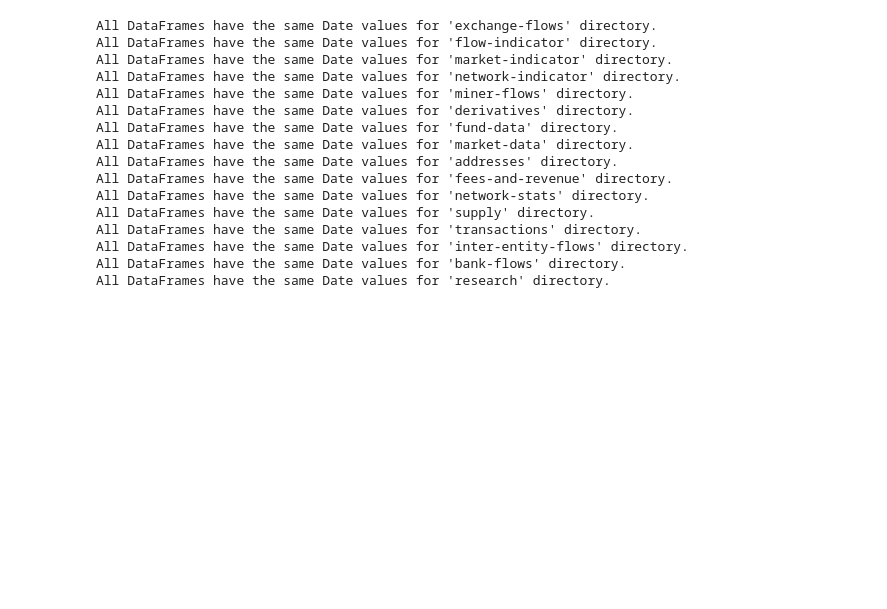
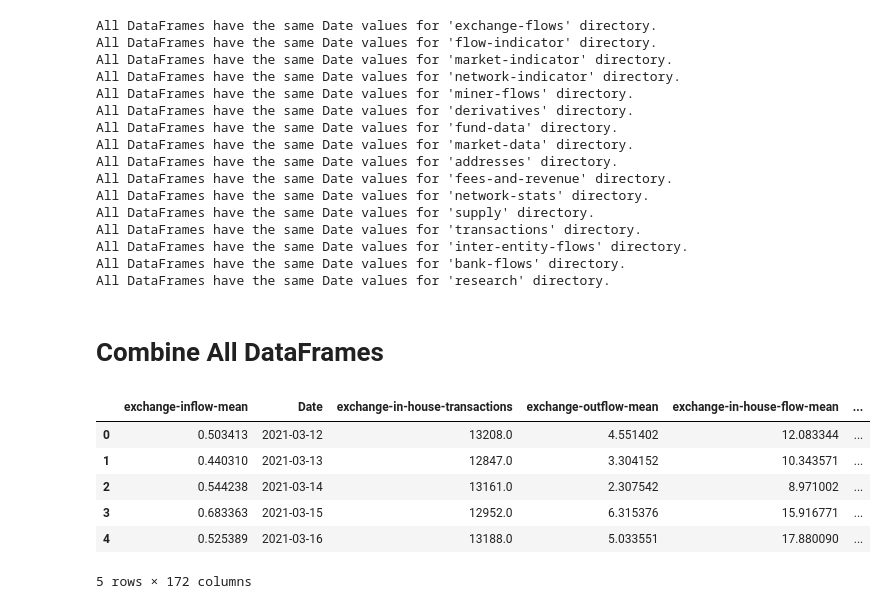
Before and after one commit to afsharino/Undergraduate-Capstone-Project, a Jupyter notebook: src/main.ipynb, the cells around one changed output. Saved outputs shown, nothing was run; the diff lists cells and outputs as text; code cells hidden in the pictures; blank space fills up the shorter version.

```diff
--- a/src/main.ipynb
+++ b/src/main.ipynb
@@ -667,3 +667,36 @@ All DataFrames have the same Date values for 'transactions' directory.
 All DataFrames have the same Date values for 'inter-entity-flows' directory.
 All DataFrames have the same Date values for 'bank-flows' directory.
 All DataFrames have the same Date values for 'research' directory.
+# %% [markdown]
+# Combine All DataFrames
+# %%
+list_of_all_dataframes = [
+    exchange_flows_dataframe,
+    flow_indicator_dataframe,
+    market_indicator_dataframe,
+    network_indicator_dataframe,
+    miner_flows_dataframe,
+    derivatives_dataframe,
+    fund_data_dataframe,
+    market_data_dataframe,
+    addresses_dataframe,
+    fees_and_revenue_dataframe,
+    network_stats_dataframe,
+    supply_dataframe,
+    transactions_dataframe,
+    inter_entity_flows_dataframe,
+    bank_flows_dataframe,
+    research_dataframe,
+]
+# %%
+combined_dataframe = combine_dfs(list_of_all_dataframes)
+# %%
+combined_dataframe.head()
+# %% [output]
+|  | exchange-inflow-mean | Date | exchange-in-house-transactions | exchange-outflow-mean | exchange-in-house-flow-mean | ... |
+| 0 | 0.503413 | 2021-03-12 | 13208.0 | 4.551402 | 12.083344 | ... |
+| 1 | 0.440310 | 2021-03-13 | 12847.0 | 3.304152 | 10.343571 | ... |
+| 2 | 0.544238 | 2021-03-14 | 13161.0 | 2.307542 | 8.971002 | ... |
+| 3 | 0.683363 | 2021-03-15 | 12952.0 | 6.315376 | 15.916771 | ... |
+| 4 | 0.525389 | 2021-03-16 | 13188.0 | 5.033551 | 17.880090 | ... |
+5 rows × 172 columns
```
Also changed, not shown: parts of 13 cells of this notebook, 1 other file.
